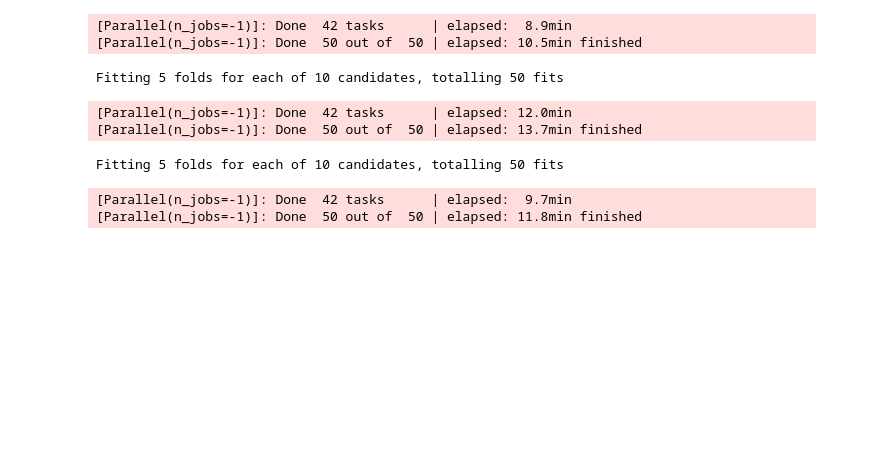
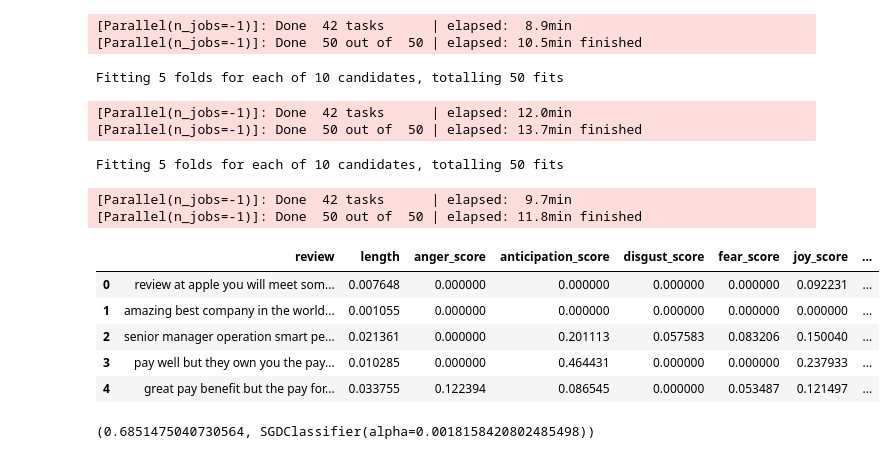
Before and after one commit to theresa-sporn/WorkforceSentimentMonitoring, a Jupyter notebook: notebooks/alvaro_final_pipe.ipynb, the cells around one changed output. Drawn from its saved outputs; the diff is of its cells as text; code cells hidden in the pictures; blank space fills up the shorter version.

```diff
--- a/notebooks/alvaro_final_pipe.ipynb
+++ b/notebooks/alvaro_final_pipe.ipynb
@@ -246,3 +246,12 @@ Fitting 5 folds for each of 10 candidates, totalling 50 fits
 Fitting 5 folds for each of 10 candidates, totalling 50 fits
 [Parallel(n_jobs=-1)]: Done  42 tasks      | elapsed:  9.7min
 [Parallel(n_jobs=-1)]: Done  50 out of  50 | elapsed: 11.8min finished
+# %%
+X_train.head()
+# %% [output]
+|  | review | length | anger_score | anticipation_score | disgust_score | fear_score | joy_score | ... |
+| 0 | review at apple you will meet som... | 0.007648 | 0.000000 | 0.000000 | 0.000000 | 0.000000 | 0.092231 | ... |
+| 1 | amazing best company in the world... | 0.001055 | 0.000000 | 0.000000 | 0.000000 | 0.000000 | 0.000000 | ... |
+| 2 | senior manager operation smart pe... | 0.021361 | 0.000000 | 0.201113 | 0.057583 | 0.083206 | 0.150040 | ... |
+| 3 | pay well but they own you the pay... | 0.010285 | 0.000000 | 0.464431 | 0.000000 | 0.000000 | 0.237933 | ... |
+| 4 | great pay benefit but the pay for... | 0.033755 | 0.122394 | 0.086545 | 0.000000 | 0.053487 | 0.121497 | ... |
@@ -248,0 +268,6 @@ Fitting 5 folds for each of 10 candidates, totalling 50 fits
+# %%
+sgd_final_balance = sgd_search.fit(X_train.drop(columns='review'), y_train['overall'])
+sgd_final_balance.best_score_, \
+sgd_final_balance.best_estimator_
+# %% [output]
+(0.6851475040730564, SGDClassifier(alpha=0.0018158420802485498))
```
Also changed, not shown: parts of 5 cells of this notebook, 4 other files.
